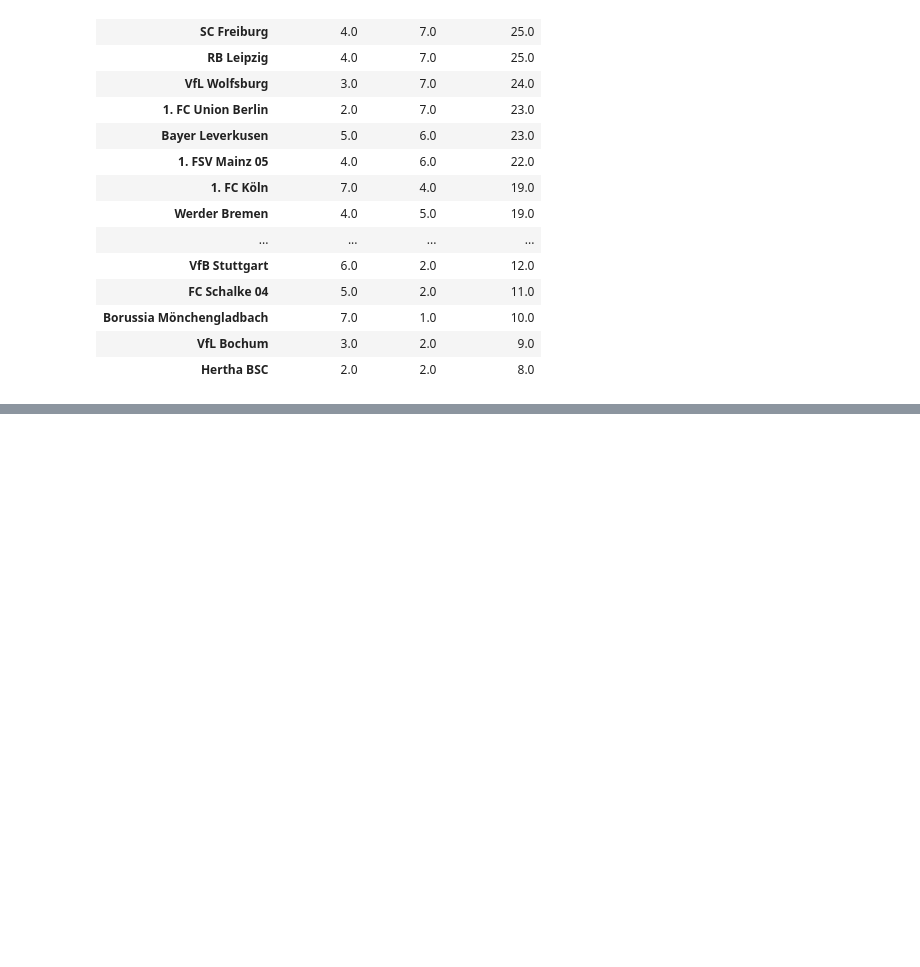
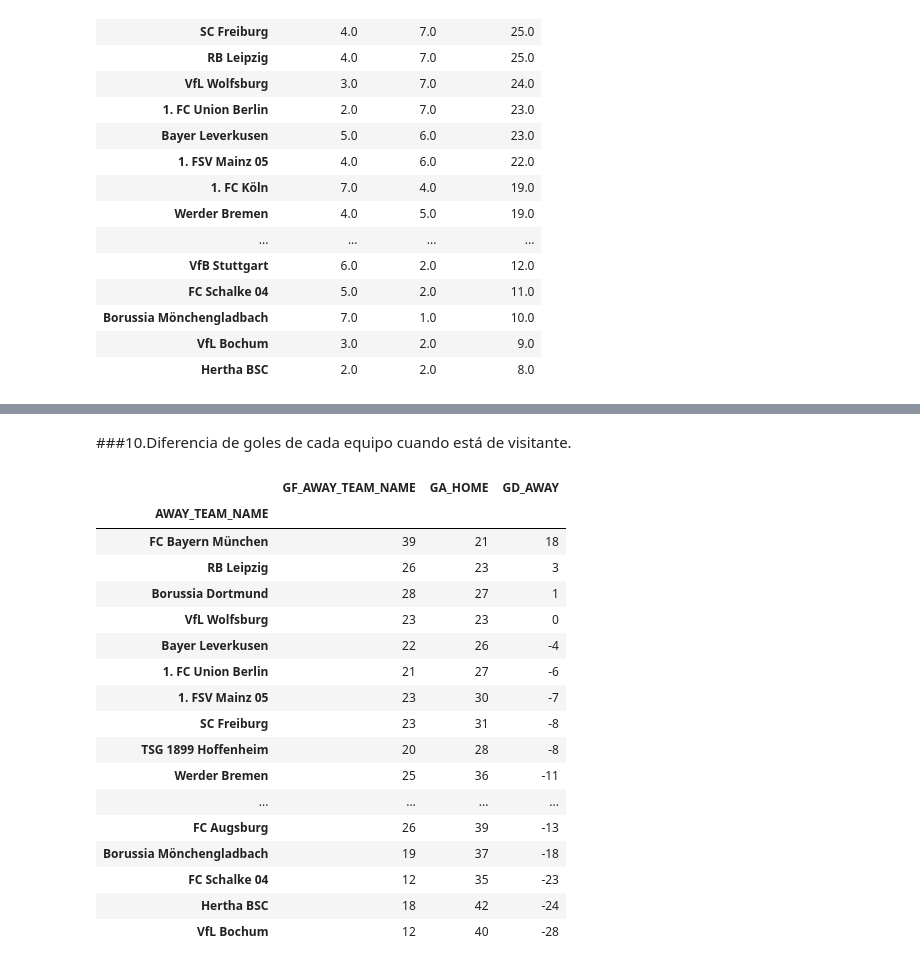
Before and after one commit to OmarFloresPTY/Pandas_Bundesliga_Analisis, a Jupyter notebook: bundesliga_2005_to_2023_season.ipynb, the cells around one changed output, grey strips where cells are left out. Cells and saved outputs as stored; diff of their text form; code cells hidden in the pictures; blank space fills up the shorter version.

```diff
--- a/bundesliga_2005_to_2023_season.ipynb
+++ b/bundesliga_2005_to_2023_season.ipynb
@@ -368,0 +395,26 @@ df_AWAY_BDL
+# %% [markdown]
+###10.Diferencia de goles de cada equipo cuando está de visitante.
+# %%
+df_diff_away_goals = df_bundesliga.loc[df_bundesliga.MATCH_DATE >='2022-08-05'].groupby('AWAY_TEAM_NAME').agg({'GOALS_AWAY':'sum','GOALS_HOME':'sum'})
+df_diff_away_goals['GD_AWAY'] = df_diff_away_goals['GOALS_AWAY'] - df_diff_away_goals['GOALS_HOME']
+df_diff_away_goals = df_diff_away_goals.sort_values('GD_AWAY',ascending=False).rename(columns={'GOALS_AWAY':'GF_AWAY_TEAM_NAME','GOALS_HOME':'GA_HOME'})
+df_diff_away_goals
+# %% [output]
+|  | GF_AWAY_TEAM_NAME | GA_HOME | GD_AWAY |
+| AWAY_TEAM_NAME |  |  |  |
+| FC Bayern München | 39 | 21 | 18 |
+| RB Leipzig | 26 | 23 | 3 |
+| Borussia Dortmund | 28 | 27 | 1 |
+| VfL Wolfsburg | 23 | 23 | 0 |
+| Bayer Leverkusen | 22 | 26 | -4 |
+| 1. FC Union Berlin | 21 | 27 | -6 |
+| 1. FSV Mainz 05 | 23 | 30 | -7 |
+| SC Freiburg | 23 | 31 | -8 |
+| TSG 1899 Hoffenheim | 20 | 28 | -8 |
+| Werder Bremen | 25 | 36 | -11 |
+| ... | ... | ... | ... |
+| FC Augsburg | 26 | 39 | -13 |
+| Borussia Mönchengladbach | 19 | 37 | -18 |
+| FC Schalke 04 | 12 | 35 | -23 |
+| Hertha BSC | 18 | 42 | -24 |
+| VfL Bochum | 12 | 40 | -28 |
```
Also changed, not shown: parts of 6 cells of this notebook.
